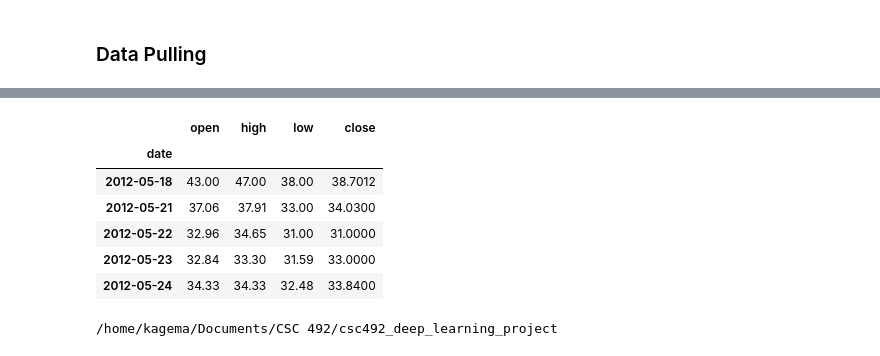
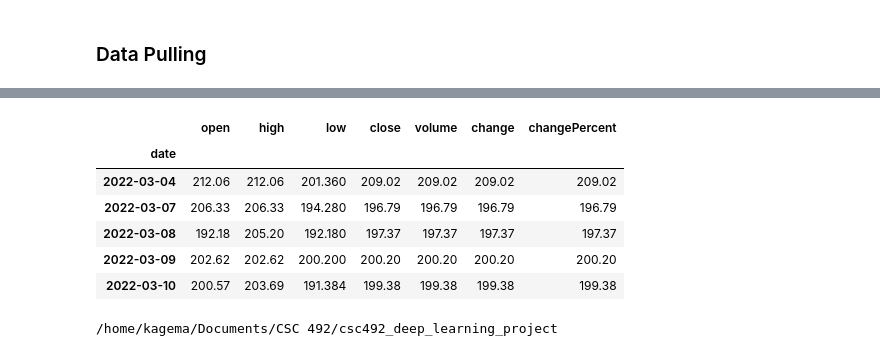
Before and after one commit to mkmuriithi/csc492_deep_learning_project, a Jupyter notebook: algo_repo/Brainstorm.ipynb, the cells around one changed output, grey strips where cells are left out. Cells and saved outputs as stored; diff of their text form; code cells hidden in the pictures.

Commit message:
Finally competed logic for cleanly pulling very well treated data with no errors
API_Key is stored locally, but sandbox environment is provided.

```diff
--- a/algo_repo/Brainstorm.ipynb
+++ b/algo_repo/Brainstorm.ipynb
@@ -41,6 +37,2 @@ with open("new_nyse_list.txt", "w") as file:
 # %% [markdown]
 <h3>Data Pulling</h3>
-# %%
-test_symbols = ["AAPL", "GOOG", "FB"]
-df_fb = get_historic_data("FB")
-df_fb.head()
@@ -56,13 +62,13 @@ df_fb.head()
 # %%
-df_fb.head()
+df_fb.tail()
 # %% [output]
-|  | open | high | low | close |
-| date |  |  |  |  |
-| 2012-05-18 | 43.00 | 47.00 | 38.00 | 38.7012 |
-| 2012-05-21 | 37.06 | 37.91 | 33.00 | 34.0300 |
-| 2012-05-22 | 32.96 | 34.65 | 31.00 | 31.0000 |
-| 2012-05-23 | 32.84 | 33.30 | 31.59 | 33.0000 |
-| 2012-05-24 | 34.33 | 34.33 | 32.48 | 33.8400 |
+|  | open | high | low | close | volume | change | changePercent |
+| date |  |  |  |  |  |  |  |
+| 2022-03-04 | 212.06 | 212.06 | 201.360 | 209.02 | 209.02 | 209.02 | 209.02 |
+| 2022-03-07 | 206.33 | 206.33 | 194.280 | 196.79 | 196.79 | 196.79 | 196.79 |
+| 2022-03-08 | 192.18 | 205.20 | 192.180 | 197.37 | 197.37 | 197.37 | 197.37 |
+| 2022-03-09 | 202.62 | 202.62 | 200.200 | 200.20 | 200.20 | 200.20 | 200.20 |
+| 2022-03-10 | 200.57 | 203.69 | 191.384 | 199.38 | 199.38 | 199.38 | 199.38 |
 # %%
 data_dict = {}
 os.chdir('/home/kagema/Documents/CSC 492/csc492_deep_learning_project')
```
Also changed, not shown: parts of 12 cells of this notebook, 2 other files.
